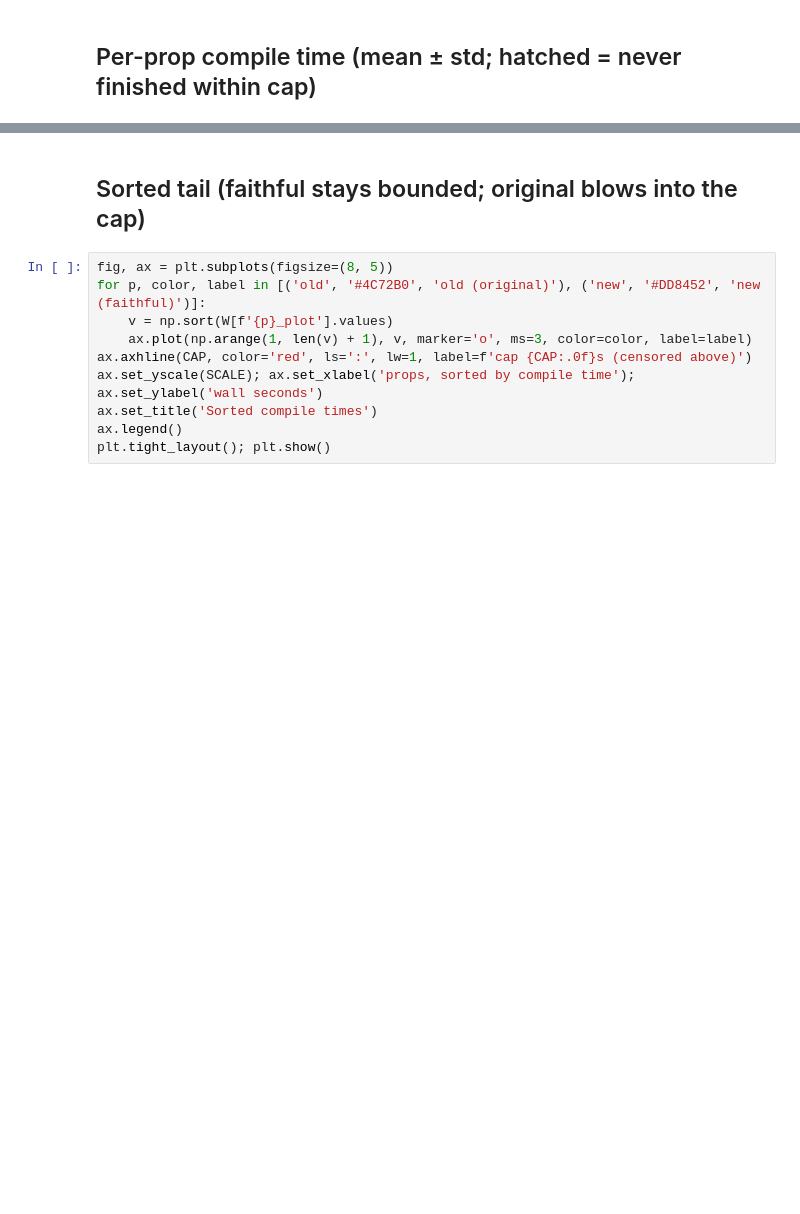
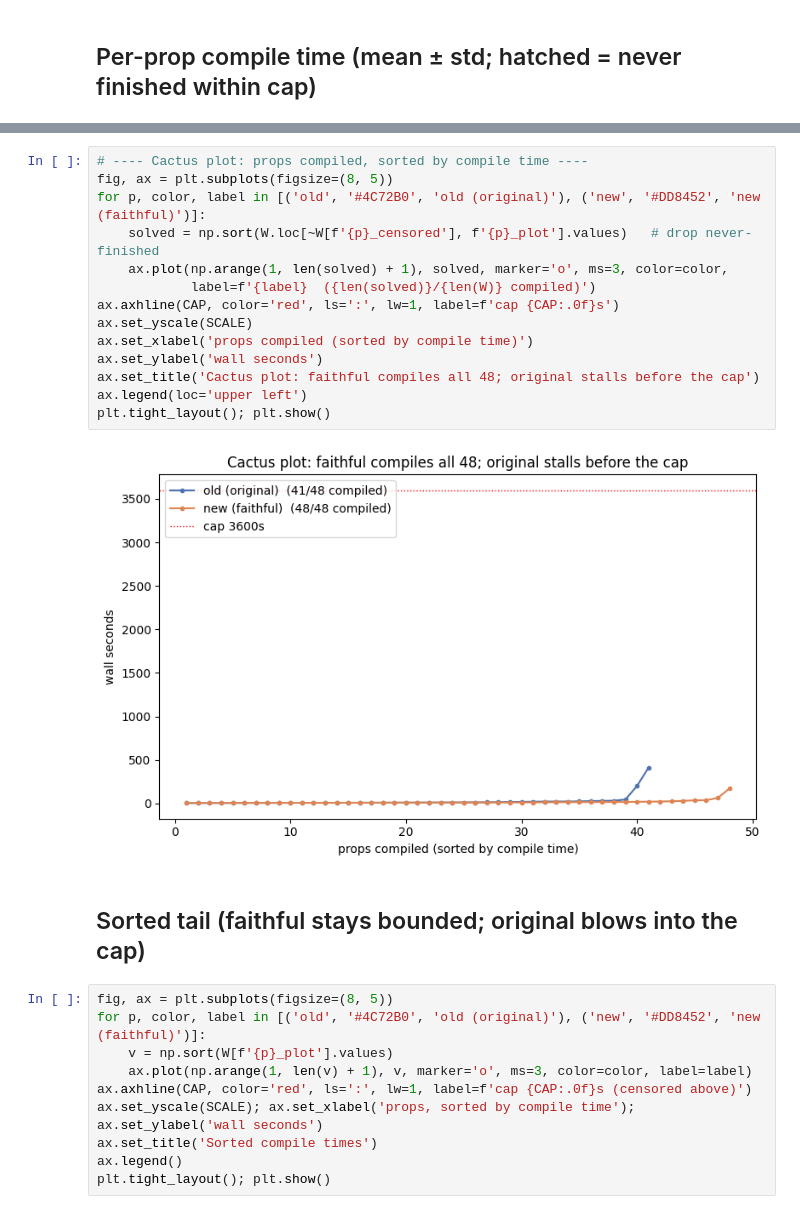
Before and after one commit to tdM05/DNA, a Jupyter notebook: reproducable_experiments/compile_time/plot_results.ipynb, the cells around one changed output, grey strips where cells are left out. Saved outputs shown, nothing was run; the diff lists cells and outputs as text; blank space fills up the shorter version.

```diff
--- a/reproducable_experiments/compile_time/plot_results.ipynb
+++ b/reproducable_experiments/compile_time/plot_results.ipynb
@@ -91,3 +128,19 @@ plt.tight_layout(); plt.show()
+# %%
+# ---- Cactus plot: props compiled, sorted by compile time ----
+fig, ax = plt.subplots(figsize=(8, 5))
+for p, color, label in [('old', '#4C72B0', 'old (original)'), ('new', '#DD8452', 'new (faithful)')]:
+    solved = np.sort(W.loc[~W[f'{p}_censored'], f'{p}_plot'].values)   # drop never-finished
+    ax.plot(np.arange(1, len(solved) + 1), solved, marker='o', ms=3, color=color,
+            label=f'{label}  ({len(solved)}/{len(W)} compiled)')
+ax.axhline(CAP, color='red', ls=':', lw=1, label=f'cap {CAP:.0f}s')
+ax.set_yscale(SCALE)
+ax.set_xlabel('props compiled (sorted by compile time)')
+ax.set_ylabel('wall seconds')
+ax.set_title('Cactus plot: faithful compiles all 48; original stalls before the cap')
+ax.legend(loc='upper left')
+plt.tight_layout(); plt.show()
+# %% [output]
+[figure, added]
 # %% [markdown]
 ## Sorted tail (faithful stays bounded; original blows into the cap)
 # %%
```
Also changed, not shown: parts of 6 cells of this notebook, 38 other files.
